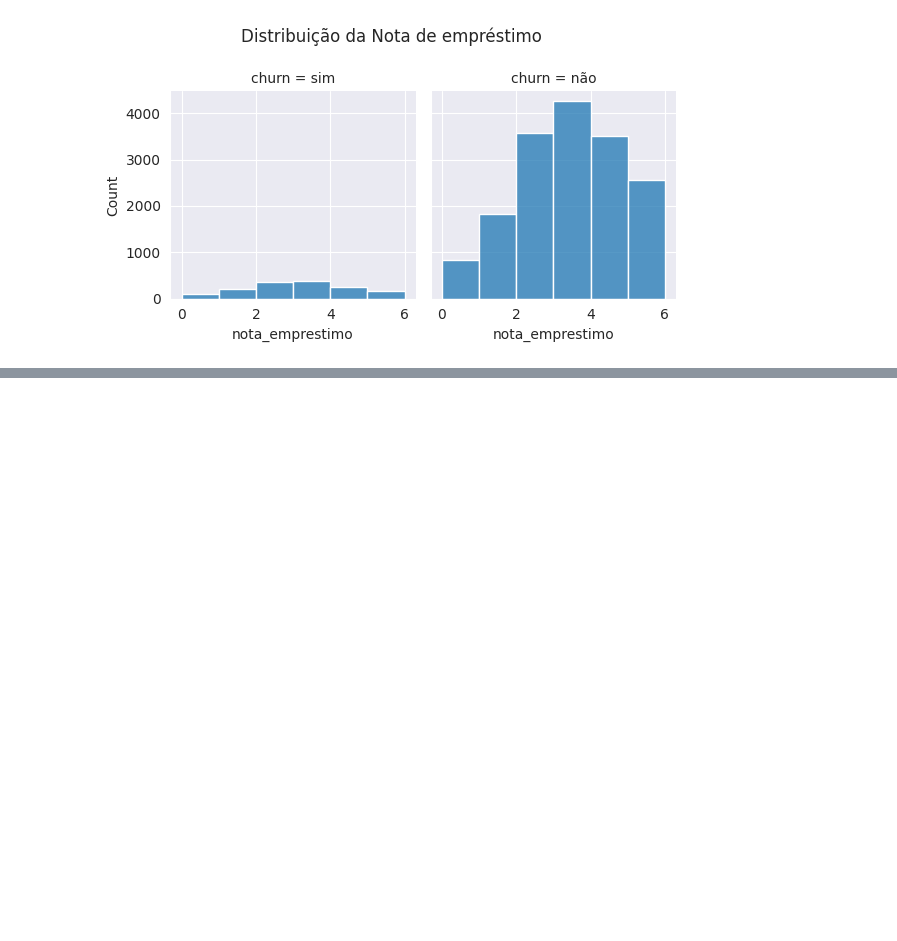
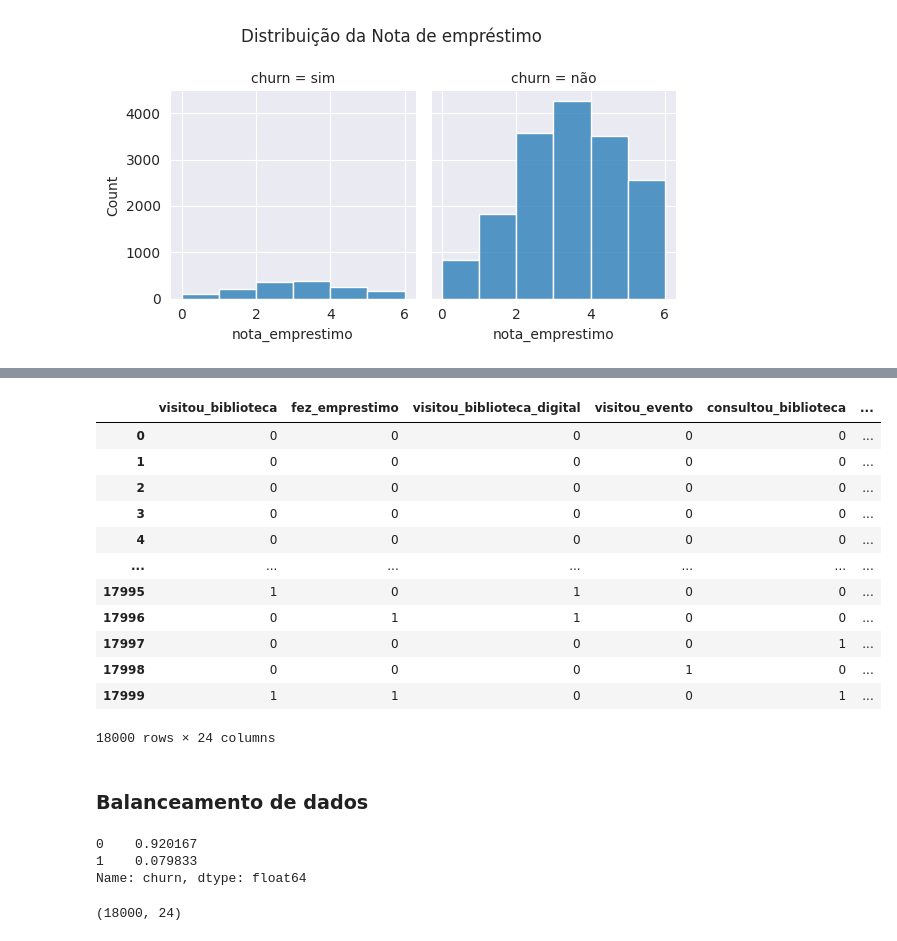
Before and after one commit to FranciscoFoz/machine-learning-training, a Jupyter notebook: churn_biblioteca.ipynb, the cells around one changed output, grey strips where cells are left out. Saved outputs shown, nothing was run; the diff lists cells and outputs as text; code cells hidden in the pictures; blank space fills up the shorter version.

```diff
--- a/churn_biblioteca.ipynb
+++ b/churn_biblioteca.ipynb
@@ -20,6 +20,7 @@ from sklearn.model_selection import train_test_split
 from sklearn.neighbors import KNeighborsClassifier
 from sklearn.naive_bayes import BernoulliNB
 from sklearn.tree import DecisionTreeClassifier
+from sklearn.tree import export_graphviz
 
 from sklearn.metrics import confusion_matrix
 from sklearn.metrics import accuracy_score
@@ -29,6 +30,10 @@ from sklearn.metrics import f1_score
 from sklearn.metrics import roc_curve
 from sklearn.metrics import auc
 from sklearn.metrics import classification_report
+
+import graphviz
+
+pd.set_option('display.max_columns', 25)
 # %% [markdown]
 ## Importando dados
 # %%
@@ -118,0 +128,5 @@ Text(0.5, 1.1, 'Distribuição da Nota de empréstimo')
+# %%
+churn_biblioteca_modificado = churn_biblioteca.copy()
+
+traducao_dic = {'sim' : 1, 'não': 0}
+churn_biblioteca_modificado[['churn']] = churn_biblioteca_modificado[['churn']].replace(traducao_dic)
@@ -118,0 +149,29 @@ Text(0.5, 1.1, 'Distribuição da Nota de empréstimo')
+# %%
+churn_biblioteca_modificado = pd.get_dummies(churn_biblioteca_modificado)
+churn_biblioteca_modificado
+# %% [output]
+|  | visitou_biblioteca | fez_emprestimo | visitou_biblioteca_digital | visitou_evento | consultou_biblioteca | ... |
+| 0 | 0 | 0 | 0 | 0 | 0 | ... |
+| 1 | 0 | 0 | 0 | 0 | 0 | ... |
+| 2 | 0 | 0 | 0 | 0 | 0 | ... |
+| 3 | 0 | 0 | 0 | 0 | 0 | ... |
+| 4 | 0 | 0 | 0 | 0 | 0 | ... |
+| ... | ... | ... | ... | ... | ... | ... |
+| 17995 | 1 | 0 | 1 | 0 | 0 | ... |
+| 17996 | 0 | 1 | 1 | 0 | 0 | ... |
+| 17997 | 0 | 0 | 0 | 0 | 1 | ... |
+| 17998 | 0 | 0 | 0 | 1 | 0 | ... |
+| 17999 | 1 | 1 | 0 | 0 | 1 | ... |
+18000 rows × 24 columns
+# %% [markdown]
+### Balanceamento de dados
+# %%
+churn_biblioteca_modificado.churn.value_counts(normalize=True)
+# %% [output]
+0    0.920167
+1    0.079833
+Name: churn, dtype: float64
+# %%
+churn_biblioteca_modificado.shape
+# %% [output]
+(18000, 24)
```
Also changed, not shown: parts of 20 cells of this notebook.
